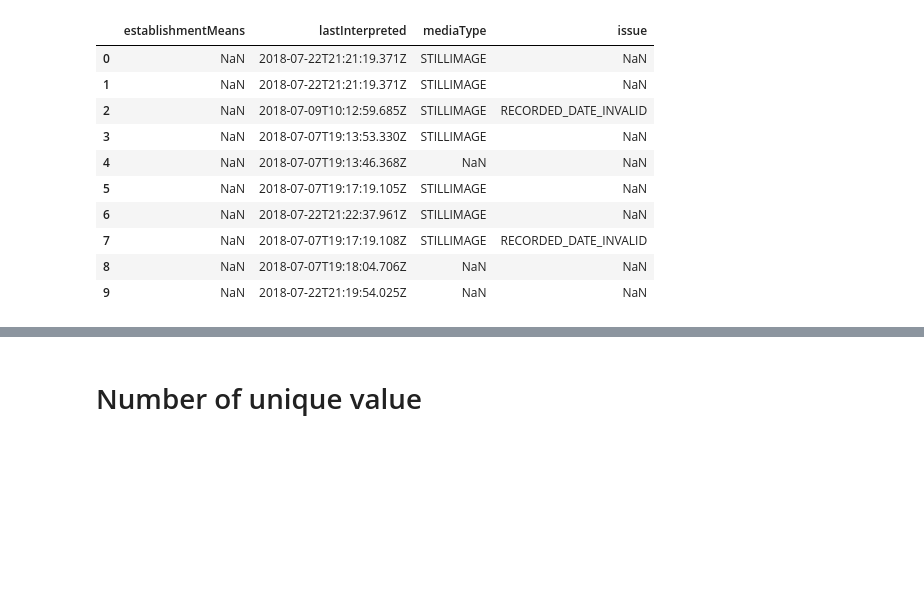
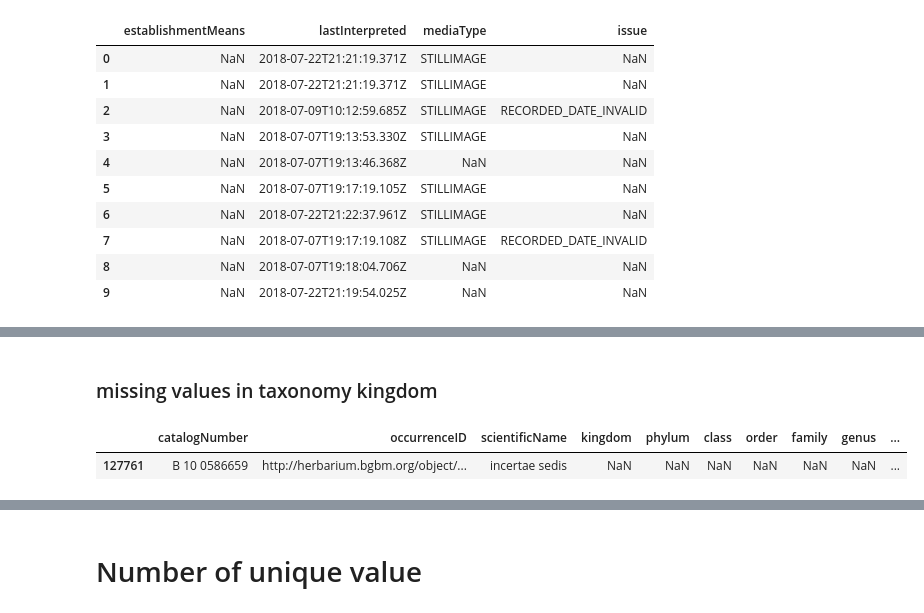
Before and after one commit to irzref/urban-tech, a Jupyter notebook: herbarium-berlin.ipynb, the cells around one changed output, grey strips where cells are left out. Drawn from its saved outputs; the diff is of its cells as text; code cells hidden in the pictures; blank space fills up the shorter version.

```diff
--- a/herbarium-berlin.ipynb
+++ b/herbarium-berlin.ipynb
@@ -179 +185,8 @@ locality          25.323975
 dtype: float64
+# %% [markdown]
+### missing values in taxonomy kingdom
+# %%
+item_df[item_df['kingdom'].isna()]
+# %% [output]
+|  | catalogNumber | occurrenceID | scientificName | kingdom | phylum | class | order | family | genus | ... |
+| 127761 | B 10 0586659 | http://herbarium.bgbm.org/object/... | incertae sedis | NaN | NaN | NaN | NaN | NaN | NaN | ... |
```
Also changed, not shown: parts of 21 cells of this notebook.
